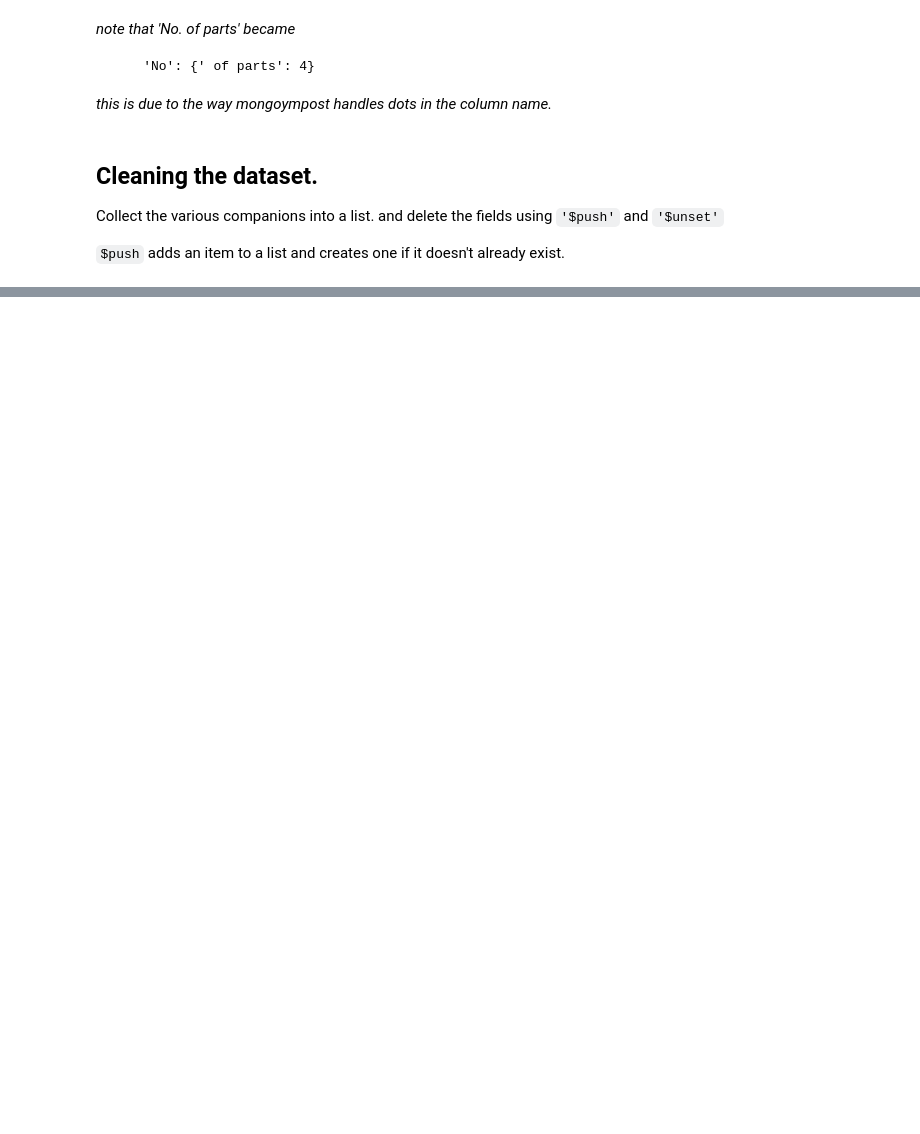
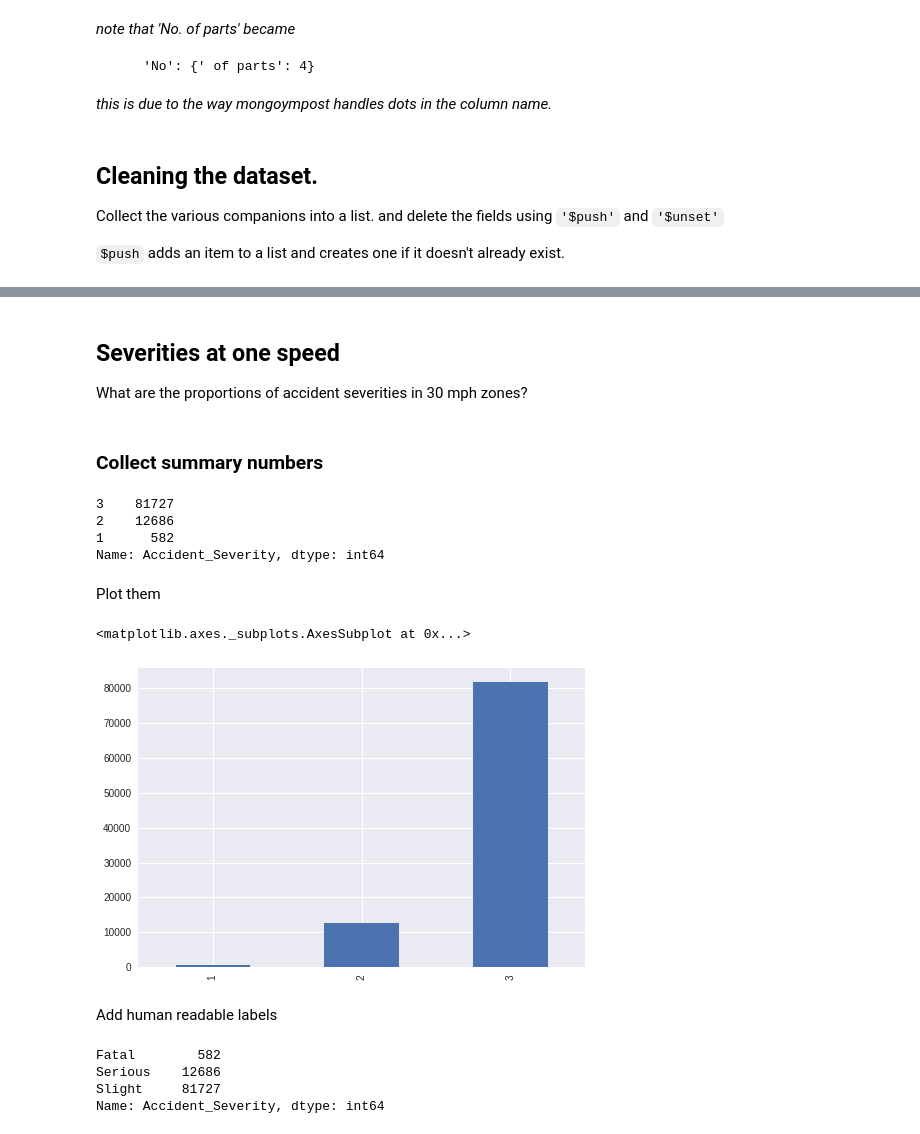
Before and after one commit to snowkuma/tm351-notebooks, a Jupyter notebook: p14/mongoDB_review.ipynb, the cells around one changed output, grey strips where cells are left out. Drawn from its saved outputs; the diff is of its cells as text; code cells hidden in the pictures; blank space fills up the shorter version.

```diff
--- a/p14/mongoDB_review.ipynb
+++ b/p14/mongoDB_review.ipynb
@@ -412,0 +287,7 @@ episodes.find_one()
+# %%
+# Open a connection to the Mongo server, open the accidents database
+client = pymongo.MongoClient('mongodb://localhost:27351/')
+
+db = client.accidents
+accidents = db.accidents
+labels = db.labels
@@ -412,0 +632,37 @@ episodes.find_one()
+# %% [markdown]
+## Severities at one speed
+What are the proportions of accident severities in 30 mph zones?
+# %% [markdown]
+### Collect summary numbers
+# %%
+# Build a DataFrame, one row for each accident
+severities_30_unrolled_df = pd.DataFrame(list(accidents.find({'Speed_limit': 30}, ['Accident_Severity'])))
+
+# Count the number of each severity
+severities_30_ss = severities_30_unrolled_df['Accident_Severity'].value_counts()
+# %%
+severities_30_ss
+# %% [output]
+3    81727
+2    12686
+1      582
+Name: Accident_Severity, dtype: int64
+# %% [markdown]
+Plot them
+# %%
+import seaborn as sb
+severities_30_ss.sort_index().plot(kind='bar')
+# %% [output]
+<matplotlib.axes._subplots.AxesSubplot at 0x...>
+[figure, added]
+# %% [markdown]
+Add human readable labels
+# %%
+severities_30_ss.sort_index(inplace=True)
+severities_30_ss.index = [label_of['Accident_Severity', code] for code in severities_30_ss.index]
+severities_30_ss
+# %% [output]
+Fatal        582
+Serious    12686
+Slight     81727
+Name: Accident_Severity, dtype: int64
```
Also changed, not shown: parts of 166 cells of this notebook, 6 other files.
